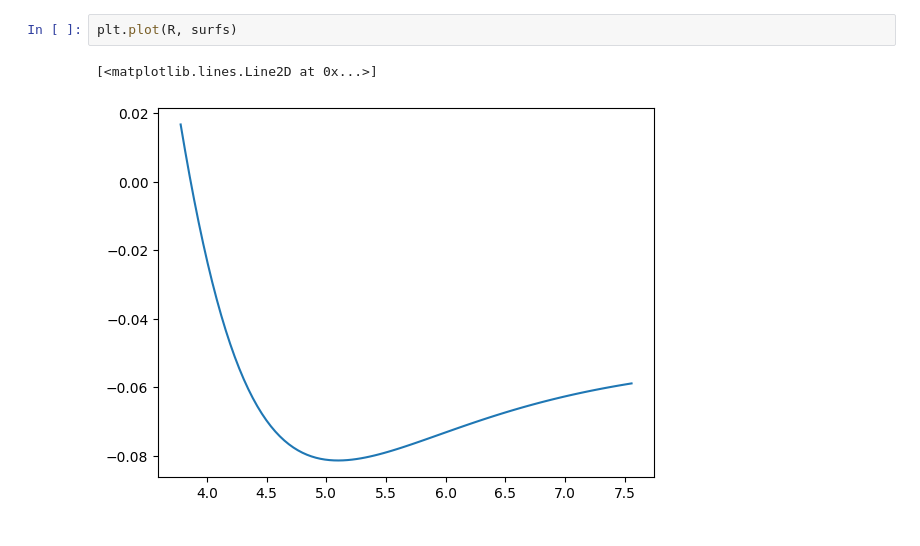
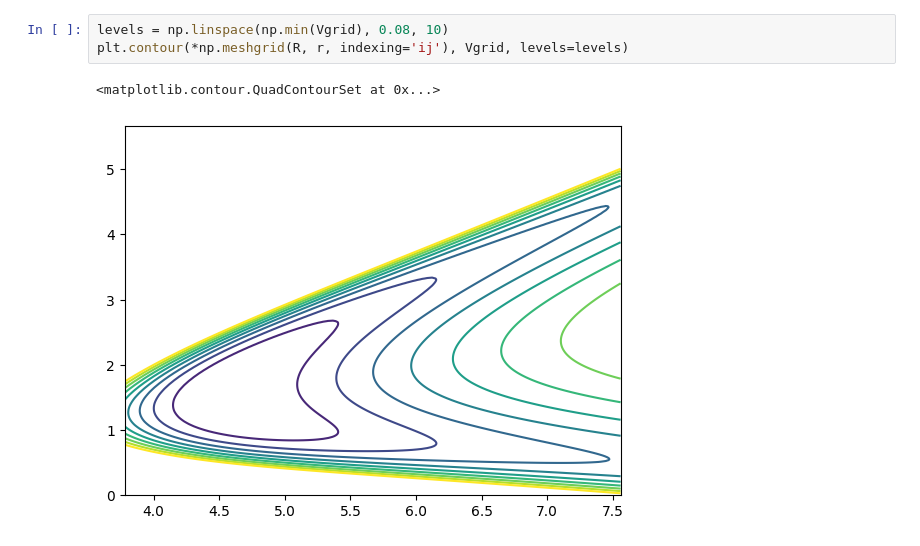
Before and after one commit to subotnikgroup/xebees, a Jupyter notebook: 1D/notebook.ipynb, the cells around one changed output. Cells and saved outputs as stored; diff of their text form.

```diff
--- a/1D/notebook.ipynb
+++ b/1D/notebook.ipynb
@@ -42,5 +36,6 @@ Elapsed time: 46.97435526549816s
-# %%
-plt.plot(R, surfs)
-# %% [output]
-[<matplotlib.lines.Line2D at 0x...>]
-[figure, removed]
+# %%
+levels = np.linspace(np.min(Vgrid), 0.08, 10)
+plt.contour(*np.meshgrid(R, r, indexing='ij'), Vgrid, levels=levels)
+# %% [output]
+<matplotlib.contour.QuadContourSet at 0x...>
+[figure, added]
```
Also changed, not shown: parts of 5 cells of this notebook.
